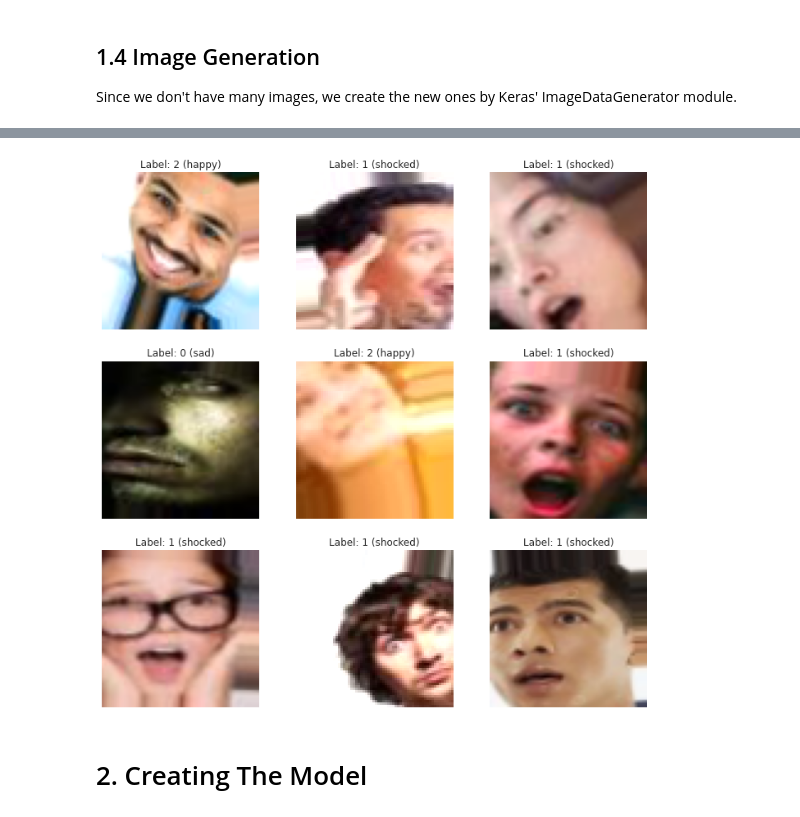
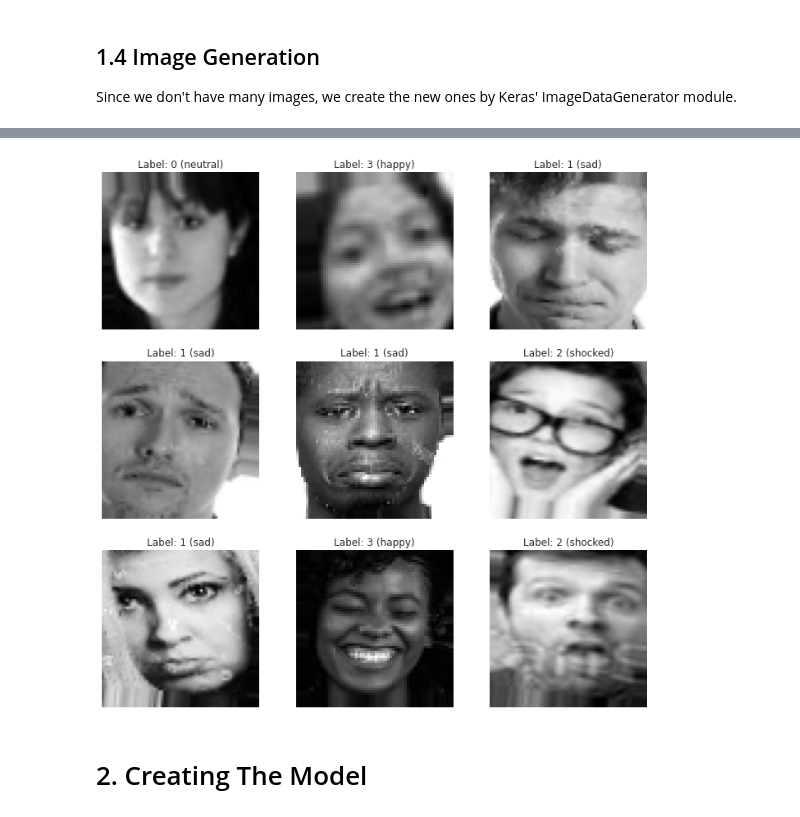
Before and after one commit to mertgulexe/AI_projects, a Jupyter notebook: facial_sentiment_analysis/first_model.ipynb, the cells around one changed output, grey strips where cells are left out. Cells and saved outputs as stored; diff of their text form; code cells hidden in the pictures.

```diff
--- a/facial_sentiment_analysis/first_model.ipynb
+++ b/facial_sentiment_analysis/first_model.ipynb
@@ -33,15 +34,17 @@ sad_zip = ZipFile("sad.zip", "r")
 shock_img = []
 happy_img = []
 sad_img = []
-for var_zip, var_img in zip((shock_zip, happy_zip, sad_zip),
-                            (shock_img, happy_img, sad_img)):
+neutral_img = []
+for var_zip, var_img in zip((shock_zip, happy_zip, sad_zip, neutral_zip),
+                            (shock_img, happy_img, sad_img, neutral_img)):
     for img_name in var_zip.namelist():
         byte_data = var_zip.read(img_name)
         img = io.BytesIO(byte_data)
         img = np.array(Image.open(img))
         img = cv2.resize(img, (64, 64))
-        img = cv2.cvtColor(img, code=8) if len(img.shape) != 3 else img    #note
+        img = cv2.cvtColor(img, code=6) if len(img.shape) == 3 else img    #note
         var_img.append(img)
 shock_img = np.asarray(shock_img)
 happy_img = np.asarray(happy_img)
 sad_img = np.asarray(sad_img)
+neutral_img = np.asarray(neutral_img)
@@ -76,18 +83,18 @@ We are going to create an **X_train** which will contain arrays of the images &
 # %%
-X_train = np.concatenate([sad_img, shock_img, happy_img], axis=0)
-y_train = np.array([0]*1180 + [1]*1180 + [2]*1180)
-# in case of dimensional error:
-# y_train = np.array([0]*1180 + [1]*1180 + [2]*1180, ndmin=2).T
+X_train = np.concatenate([neutral_img, sad_img, shock_img, happy_img], axis=0)
+y_train = np.array([0]*180 + [1]*180 + [2]*180 + [3]*180)
 
-# 750 pictures in total will be chosen for the test set
+# 20% (144) of the pictures will be chosen for the test set
 # first we get the random indices:
-random_num_sad = np.random.choice(range(0, 1180), 250, replace=False)
-random_num_shock = np.random.choice(range(1180, 2360), 250, replace=False)
-random_num_happy = np.random.choice(range(2360, 3540), 250, replace=False)
-random_indices = np.concatenate([random_num_sad,
+random_num_neutral = np.random.choice(range(0, 180), 36, replace=False)
+random_num_sad = np.random.choice(range(180, 360), 36, replace=False)
+random_num_shock = np.random.choice(range(360, 540), 36, replace=False)
+random_num_happy = np.random.choice(range(540, 720), 36, replace=False)
+random_indices = np.concatenate([random_num_neutral,
+                                 random_num_sad,
                                  random_num_shock,
                                  random_num_happy])
-# test set is ready:
+# The test set is almost ready:
 X_test = X_train[random_indices]
 y_test = y_train[random_indices]
 # let's remove the selected pictures from the train set:
@@ -107,7 +114,7 @@ def shuffle_set():
 shuffle_set()
 
 # ...and we dispose of these temporary tools:
-del (random_num_sad, random_num_shock,
+del (random_num_neutral, random_num_sad, random_num_shock,
      random_num_happy, random_indices, shuffle_set)
 # %% [markdown]
 ## 1.4 Image Generation
@@ -147,30 +154,34 @@ Some example of generated pictures:
+# %%
+X_train = np.expand_dims(X_train, axis=-1)
+X_test = np.expand_dims(X_test, axis=-1)
 # %%
 # https://keras.io/api/preprocessing/image/#flow-method
 train_generator = train_datagen.flow(x=X_train, y=y_train,
-                                     batch_size=32,
+                                     batch_size=2,
                                      shuffle=True,
                                      subset="training",
                                      )
 validation_generator = train_datagen.flow(x=X_train, y=y_train,
-                                     batch_size=32,
+                                     batch_size=2,
                                      shuffle=True,
                                      subset="validation",
                                      )
 test_generator = test_datagen.flow(x=X_test, y=y_test,
-                                     batch_size=4,
+                                     batch_size=1,
                                      shuffle=True,
                                      )
 sns.set_style(style="white")
 plt.figure(figsize=(12,12))
 for i, picture in enumerate(train_generator):
     plt.subplot(3,3,i+1)
-    plt.imshow(array_to_img(picture[0][0]))
+    plt.imshow(array_to_img(picture[0][0]), cmap="gray")
     label_num = picture[1][0]
-    label_str = "happy" if label_num==2 else "shocked" if label_num else "sad"
+    label_str = "happy" if label_num==3 else "shocked" if label_num==2\
+                else "sad" if label_num == 1 else "neutral"
     plt.title(f"Label: {label_num} ({label_str})")
     plt.axis("off")
     if i == 8:
         break
 plt.show()
 # %% [output]
-[figure, old version]
+[figure, new version]
```
Also changed, not shown: parts of 31 cells of this notebook, 2 other files.
